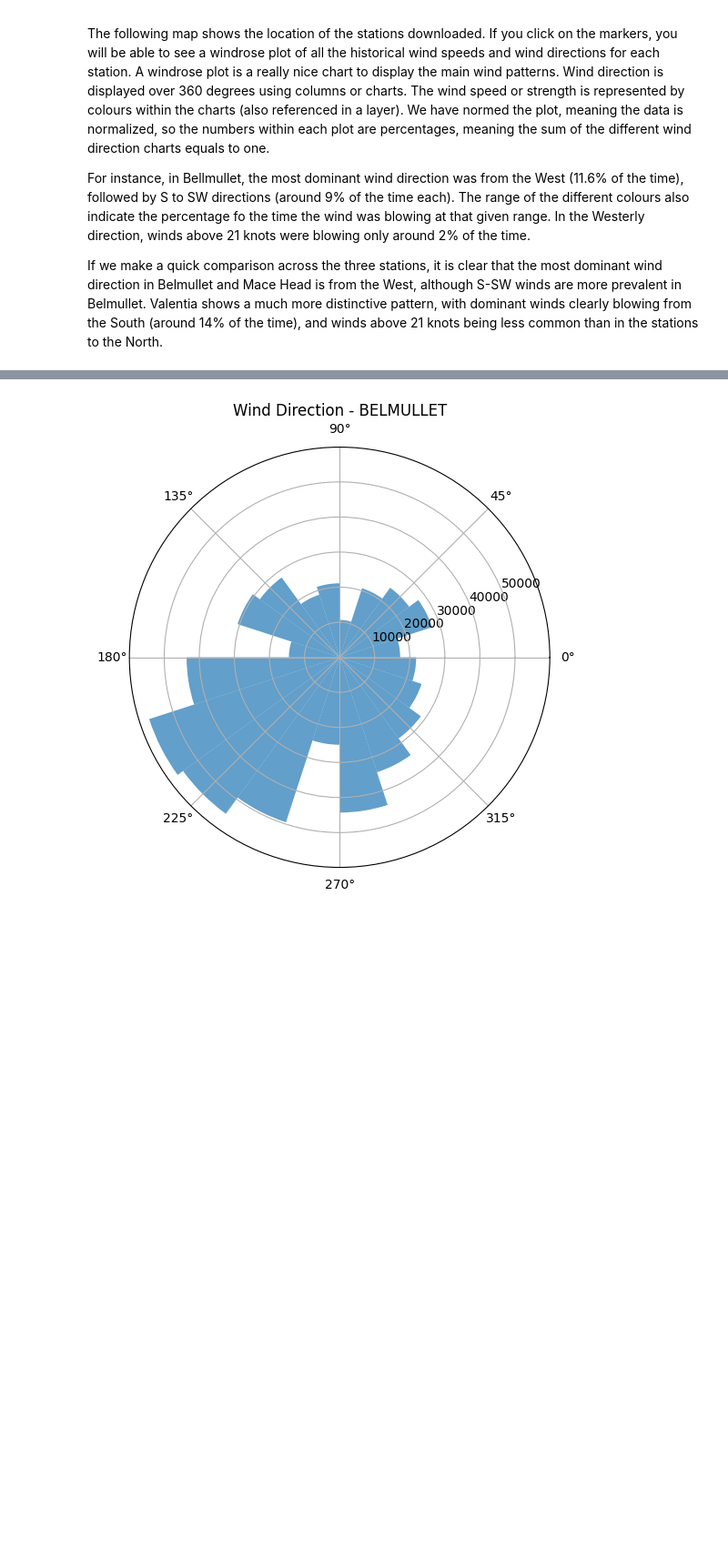
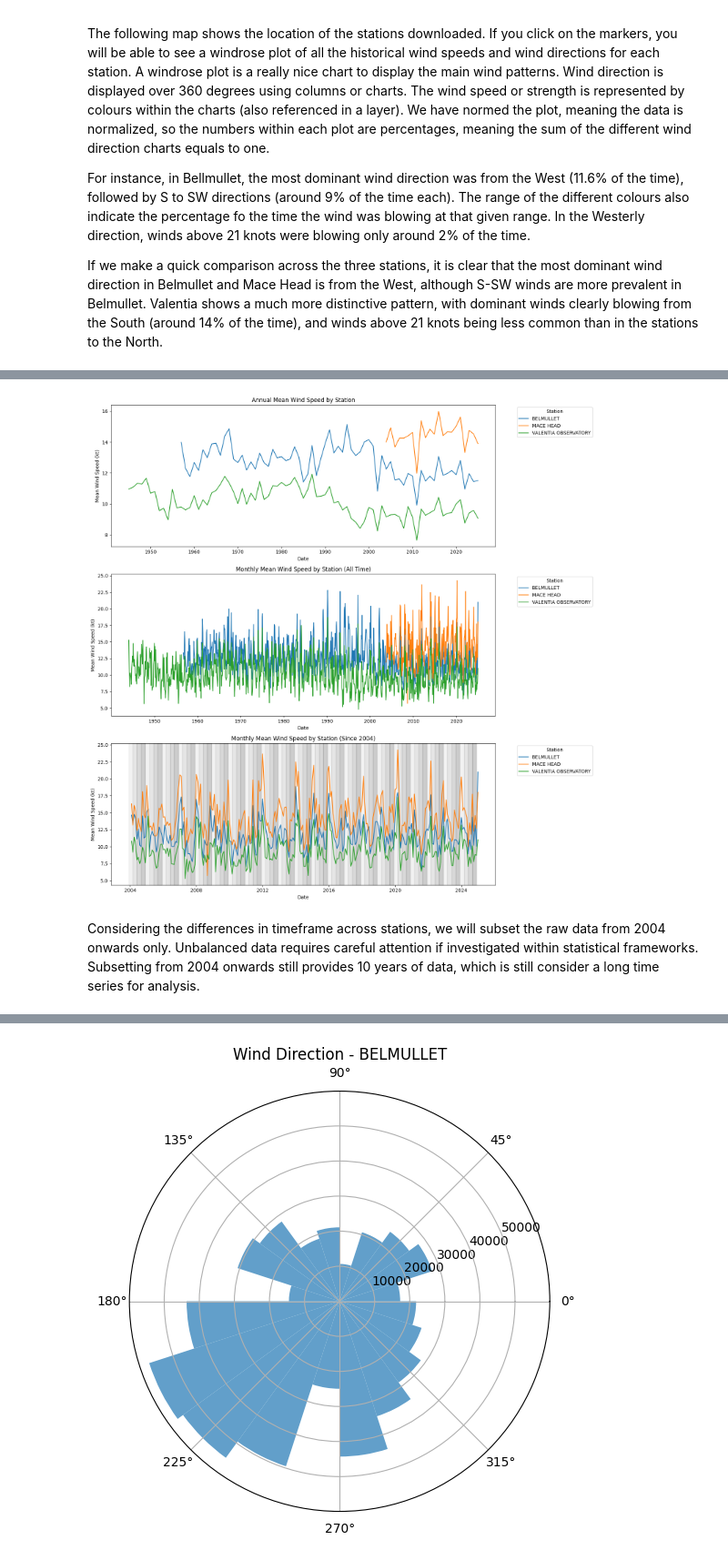
Before and after one commit to gfmg/PFDA, a Jupyter notebook: project/IRL_WestCoast_WindAnalysis.ipynb, the cells around one changed output, grey strips where cells are left out. Shown at 91% size. Cells and saved outputs as stored; diff of their text form; code cells hidden in the pictures; blank space fills up the shorter version.

Commit message:
Progressing in analysis

```diff
--- a/project/IRL_WestCoast_WindAnalysis.ipynb
+++ b/project/IRL_WestCoast_WindAnalysis.ipynb
@@ -83,17 +81,17 @@ data[dcolumns] = data[dcolumns].apply(pd.to_numeric, errors='coerce')
 # %%
 # Convert date to datetime.
 data['date'] = pd.to_datetime(data['date'],format='%d/%m/%Y %H:%M')
+# Name as a category
+data['name'] = data['name'].astype('category')
 
 #Extracting season and month for analysis later https://stackoverflow.com/questions/69024042/seasonal-windrose-subplots
+data['year'] = pd.to_datetime(data['date']).dt.year
 data['month'] = pd.to_datetime(data['date']).dt.month
 data["season"] = data["date"].dt.month%12 //3 +1
 
 season_dict = {1: "winter", 2: "spring",
                3: "summer", 4: "autumn"}
 data["season"] = data["season"].map(season_dict)
-
-# Setting the TimeStamp as the index for calculations:
-data.set_index('date', inplace=True)
 # %% [markdown]
 # Analysis
 ## Brief Overview
@@ -158,0 +159,5 @@ Although the windroses help to visually understand the differences in wind direc
+# %%
+# Setting the TimeStamp as the index for calculations:
+data.set_index('date', inplace=True)
+wdsp_month_mean = data.groupby('name')['wdsp'].resample('M').mean().reset_index()
+wdsp_year_mean = data.groupby('name')['wdsp'].resample('Y').mean().reset_index()
@@ -158,0 +166,44 @@ Although the windroses help to visually understand the differences in wind direc
+# %%
+fig, axes = plt.subplots(3, 1, figsize=(15, 15))
+
+sns.lineplot(ax=axes[0],x='date', y='wdsp', hue='name', data=wdsp_year_mean)
+axes[0].set_xlabel('Date')
+axes[0].set_ylabel('Mean Wind Speed (kt)')
+axes[0].set_title('Annual Mean Wind Speed by Station')
+axes[0].legend(title='Station', bbox_to_anchor=(1.05, 1), loc='upper left')
+
+wdsp_month_mean_2004 = wdsp_month_mean[wdsp_month_mean['date'] >= '2004-01-01']
+
+# Plot all time series
+sns.lineplot(ax=axes[1], x='date', y='wdsp', hue='name', data=wdsp_month_mean)
+axes[1].set_xlabel('Date')
+axes[1].set_ylabel('Mean Wind Speed (kt)')
+axes[1].set_title('Monthly Mean Wind Speed by Station (All Time)')
+axes[1].legend(title='Station', bbox_to_anchor=(1.05, 1), loc='upper left')
+
+# Plot time series since 2003
+# Define background color for seasons
+def add_season_background(ax):
+    for year in range(wdsp_month_mean_2004['date'].dt.year.min(), wdsp_month_mean_2004['date'].dt.year.max() + 1):
+        for season, (start_month, end_month), alpha in zip(['Winter', 'Spring', 'Summer', 'Autumn'], [(12, 2), (3, 5), (6, 8), (9, 11)], [0.1, 0.2, 0.3, 0.4]):
+            if start_month > end_month:  # Winter case
+                start_date = pd.Timestamp(year=year-1, month=start_month, day=1)
+                end_date = pd.Timestamp(year=year, month=end_month, day=28)
+            else:
+                start_date = pd.Timestamp(year=year, month=start_month, day=1)
+                end_date = pd.Timestamp(year=year, month=end_month, day=28)
+            ax.axvspan(start_date, end_date, color='gray', alpha=alpha)
+
+sns.lineplot(ax=axes[2], x='date', y='wdsp', hue='name', data=wdsp_month_mean_2004)
+add_season_background(axes[2])
+axes[2].set_xlabel('Date')
+axes[2].set_ylabel('Mean Wind Speed (kt)')
+axes[2].set_title('Monthly Mean Wind Speed by Station (Since 2004)')
+axes[2].legend(title='Station', bbox_to_anchor=(1.05, 1), loc='upper left')
+
+plt.tight_layout()
+plt.show()
+# %% [output]
+[figure, added]
+# %% [markdown]
+Considering the differences in timeframe across stations, we will subset the raw data from 2004 onwards only. Unbalanced data requires careful attention if investigated within statistical frameworks. Subsetting from 2004 onwards still provides 10 years of data, which is still consider a long time series for analysis.
```
Also changed, not shown: parts of 13 cells of this notebook, 1 other file.
